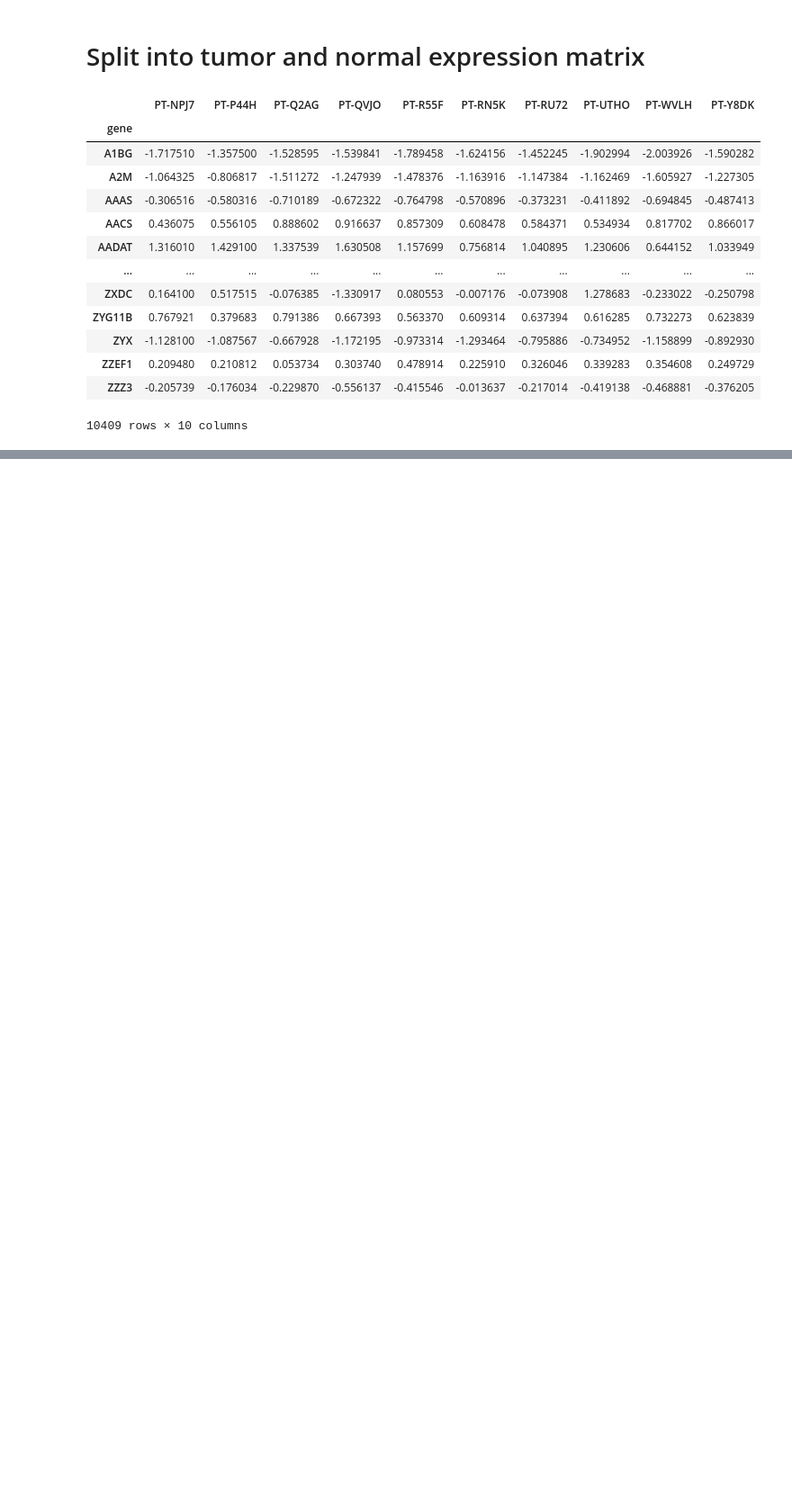
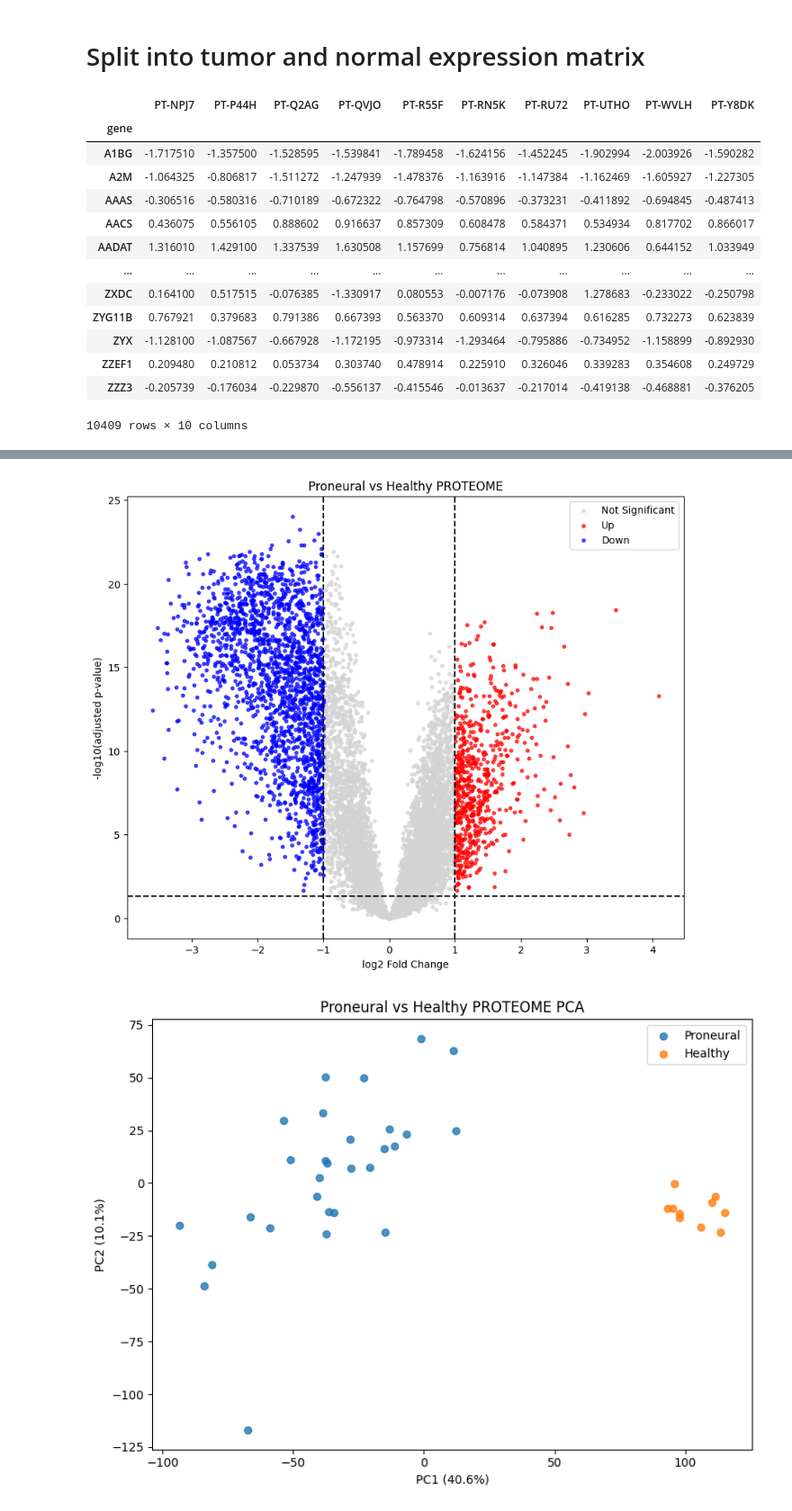
Before and after one commit to namtu06/BIO_RA, a Jupyter notebook: notebooks/02_CPTACproteinanalysis.ipynb, the cells around one changed output, grey strips where cells are left out. Shown at 90% size. Cells and saved outputs as stored; diff of their text form; code cells hidden in the pictures; blank space fills up the shorter version.

```diff
--- a/notebooks/02_CPTACproteinanalysis.ipynb
+++ b/notebooks/02_CPTACproteinanalysis.ipynb
@@ -27,5 +27,13 @@ clin = pd.read_csv("../data/raw/proteomic/all_subtypes.v5.1.tsv",sep="\t")
 clin
 tumor_id = clin[clin["sample_type"] == "tumor"]["case"].tolist()
 normal_id = clin[clin["sample_type"] == "GTEx normal"]["case"].tolist()
-normal_id
+
+meta = pd.read_csv("../data/raw/proteomic/all_subtypes.v5.1.tsv",sep = '\t')
+meta['rna_wang_cancer_cell_2017'].unique()
+proneural_id = meta[meta['rna_wang_cancer_cell_2017'] == 'Proneural']['case'].tolist()
+mesenchymal_id = meta[meta['rna_wang_cancer_cell_2017'] == 'Mesenchymal']['case'].tolist()
+classical_id = meta[meta['rna_wang_cancer_cell_2017'] == 'Classical']['case'].tolist()
+idh_id = meta[meta['rna_wang_cancer_cell_2017'] == 'IDH mutant']['case'].tolist()
+normal2_id = meta[meta["sample_type"] == "GTEx normal"]["case"].tolist()
+normal2_id.pop(2)
 # %% [output]
@@ -43,6 +42,10 @@ normal_id
 # Split into tumor and normal expression matrix
 # %%
 gbm_expr = proteome[tumor_id]
+proneural_expr = proteome[proneural_id]
+mesenchymal_expr = proteome[mesenchymal_id]
+classical_expr = proteome[classical_id]
+idh_expr = proteome[idh_id]
 control_expr = proteome[normal_id]
 control_expr
 # %% [output]
@@ -216,0 +124,9 @@ plt.show()
+# %%
+pro = diff.differential_expression(proneural_expr,control_expr)
+pro.to_csv('../data/interim/proneural_pro_diff.csv')
+# %%
+diff.volcano_plot(pro,'Proneural vs Healthy PROTEOME')
+diff.pca_plot(proneural_expr,control_expr,'Proneural','Healthy','Proneural vs Healthy PROTEOME PCA')
+# %% [output]
+[figure, added]
+[figure, added]
```
Also changed, not shown: parts of 17 cells of this notebook, 24 other files.
